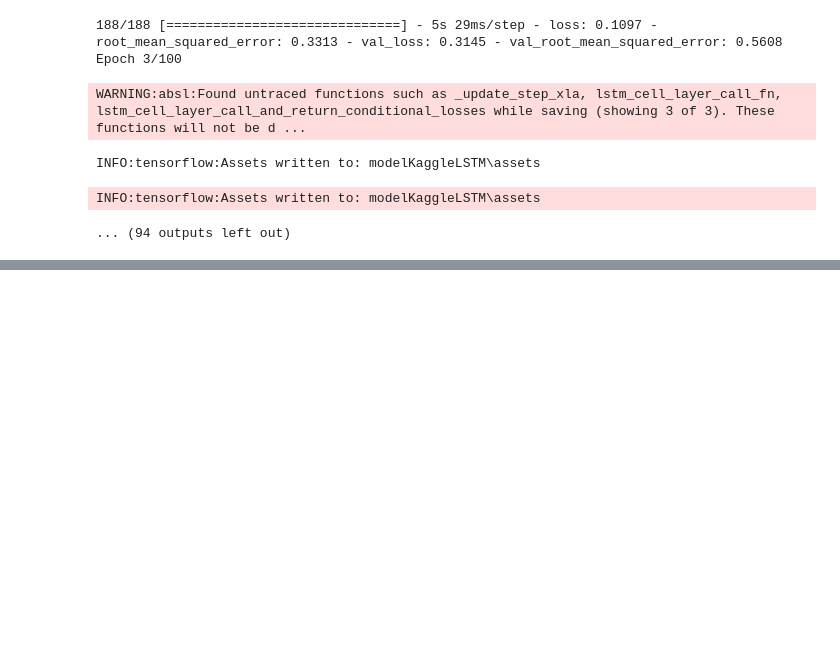
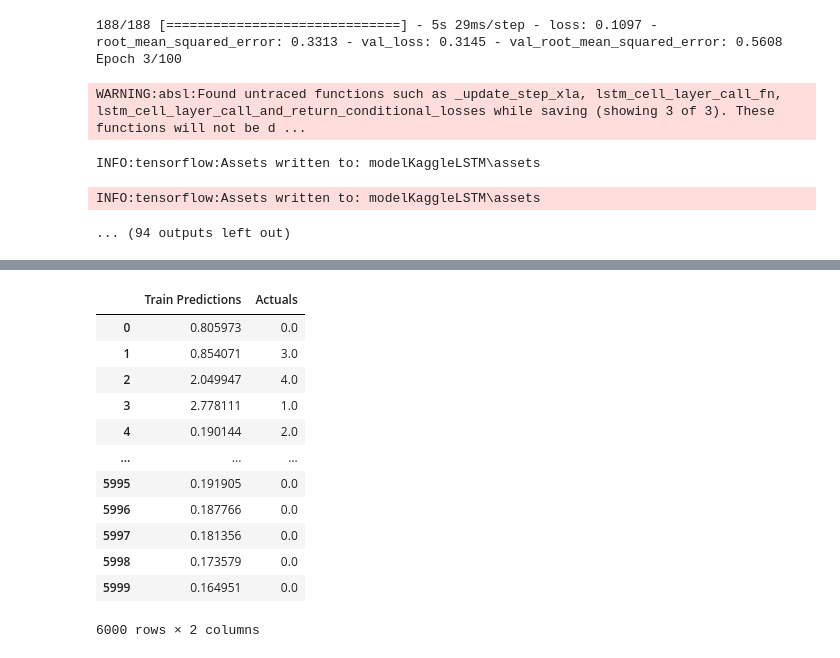
Before and after one commit to SendNugg3ts/CSC, a Jupyter notebook: ModeloKaggleLSTM.ipynb, the cells around one changed output, grey strips where cells are left out. Saved outputs shown, nothing was run; the diff lists cells and outputs as text; code cells hidden in the pictures; blank space fills up the shorter version.

```diff
--- a/ModeloKaggleLSTM.ipynb
+++ b/ModeloKaggleLSTM.ipynb
@@ -224,0 +205,15 @@ train_results
+# %%
+train_predictions = model1.predict(X_train1).flatten()
+escala_predictions = MinMaxScaler()
+escala_actuals = MinMaxScaler()
+
+escala_predictions.fit(train_predictions.reshape(-1, 1))
+escala_actuals.fit(y_train1.reshape(-1, 1))
+
+train_predictions_unscaled = escala_predictions.inverse_transform(train_predictions.reshape(-1, 1))
+y_train1_unscaled = escala_actuals.inverse_transform(y_train1.reshape(-1, 1))
+train_predictions_unscaled += 3
+y_train1_unscaled += 3
+train_results = pd.DataFrame(data={'Train Predictions': train_predictions_unscaled.flatten(), 'Actuals': y_train1_unscaled.flatten()})
+train_results
+# %% [output]
@@ -225,3 +221,16 @@ train_results
+|  | Train Predictions | Actuals |
+| 0 | 0.805973 | 0.0 |
+| 1 | 0.854071 | 3.0 |
+| 2 | 2.049947 | 4.0 |
+| 3 | 2.778111 | 1.0 |
+| 4 | 0.190144 | 2.0 |
+| ... | ... | ... |
+| 5995 | 0.191905 | 0.0 |
+| 5996 | 0.187766 | 0.0 |
+| 5997 | 0.181356 | 0.0 |
+| 5998 | 0.173579 | 0.0 |
+| 5999 | 0.164951 | 0.0 |
+6000 rows × 2 columns
 # %%
 import matplotlib.pyplot as plt
 plt.plot(train_results['Train Predictions'][:500])
```
Also changed, not shown: parts of 12 cells of this notebook, 1 other file.
